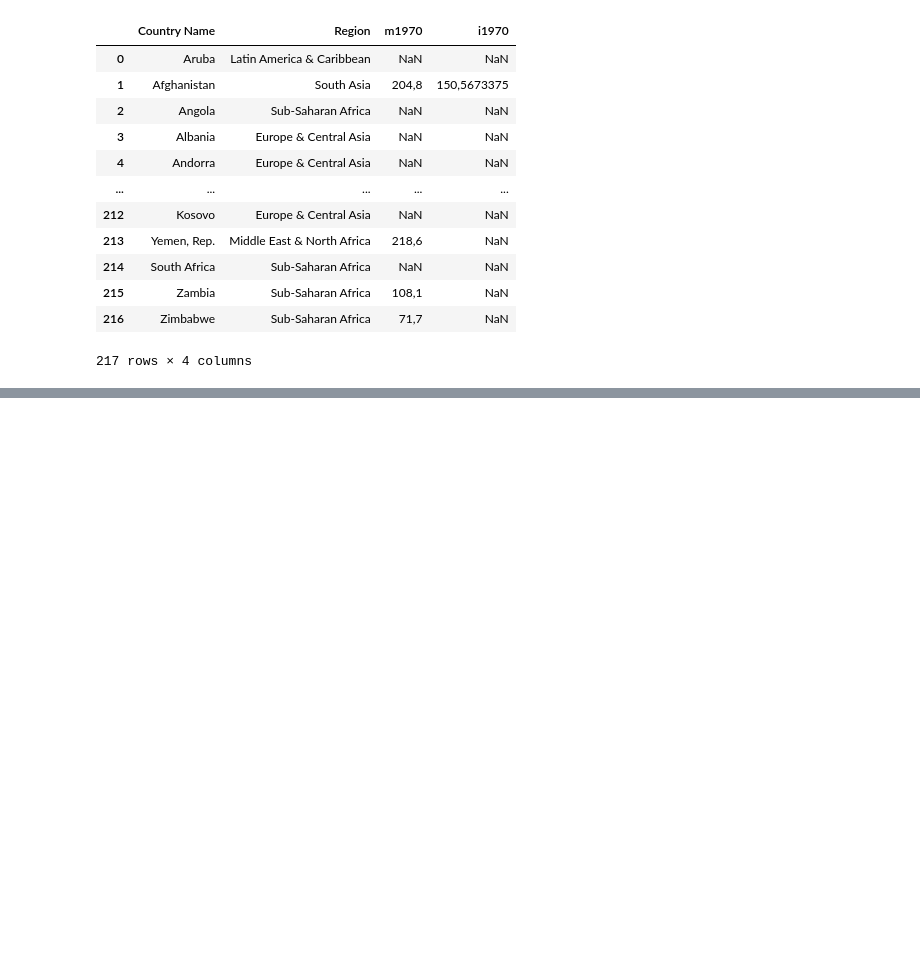
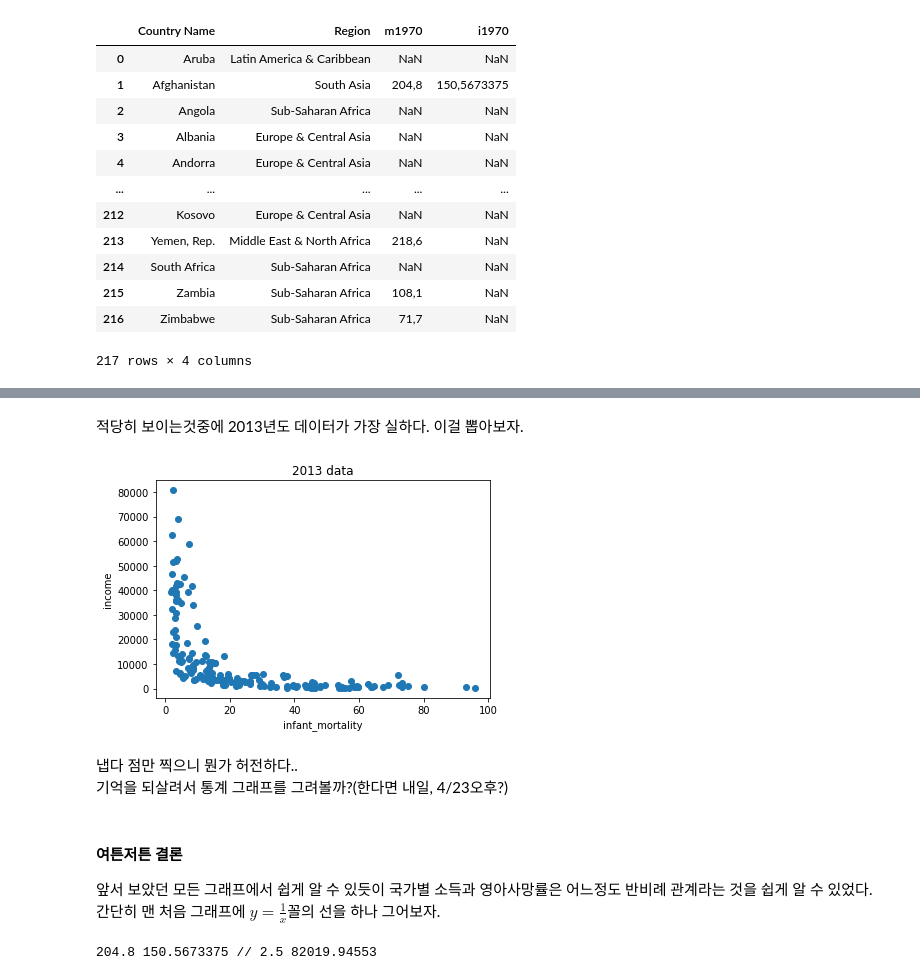
Before and after one commit to seogudwns/BlancEat, a Jupyter notebook: data/Code(jupyter_notebook)/HJ/HJ.ipynb, the cells around one changed output, grey strips where cells are left out. Cells and saved outputs as stored; diff of their text form; code cells hidden in the pictures; blank space fills up the shorter version.

```diff
--- a/data/Code(jupyter_notebook)/HJ/HJ.ipynb
+++ b/data/Code(jupyter_notebook)/HJ/HJ.ipynb
@@ -117,0 +370,6 @@ for i in range(47):
+# %%
+datas3 = []
+for i in range(1970,2017):
+    datas3.append([i,data[['Country Name',f'm{i}',f'i{i}']]])
+
+datas3[0][1]
@@ -117,0 +392,6 @@ for i in range(47):
+# %%
+for i in range(len(datas3)):
+    datas3[i][1] = datas3[i][1].dropna()
+
+for j in datas3:
+    print(f'{j[0]}년도 데이터의 길이 = {len(j[1])}')
@@ -117,0 +416,33 @@ for i in range(47):
+# %% [markdown]
+적당히 보이는것중에 2013년도 데이터가 가장 실하다. 이걸 뽑아보자.
+# %%
+data_13_year = datas3[43][1]
+x_2013 = list(data_13_year['m2013'])
+y_2013 = list(data_13_year['i2013'])
+for i in range(len(x_2013)):
+    x_2013[i] = float(x_2013[i].replace(',','.'))
+    y_2013[i] = float(y_2013[i].replace(',','.'))
+
+plt.scatter(x_2013,y_2013)
+plt.xlabel('infant_mortality')
+plt.ylabel('income')
+plt.title('2013 data')
+plt.show()
+# %% [output]
+[figure, added]
+# %% [markdown]
+냅다 점만 찍으니 뭔가 허전하다..
+기억을 되살려서 통계 그래프를 그려볼까?(한다면 내일, 4/23오후?)
+# %% [markdown]
+#### 여튼저튼 결론
+앞서 보았던 모든 그래프에서 쉽게 알 수 있듯이 국가별 소득과 영아사망률은 어느정도 반비례 관계라는 것을 쉽게 알 수 있었다.
+간단히 맨 처음 그래프에 $y = \frac{1}{x}$꼴의 선을 하나 그어보자.
+# %%
+x_max = max(x_val)
+x_ind = x_val.index(x_max)
+y_max = max(y_val)
+y_ind = y_val.index(y_max)
+print(x_val[x_ind],y_val[x_ind],'//',x_val[y_ind],y_val[y_ind])
+# (96,276) & (2.3,80763)
+# %% [output]
+204.8 150.5673375 // 2.5 82019.94553
```
Also changed, not shown: parts of 31 cells of this notebook, 6 other files.
